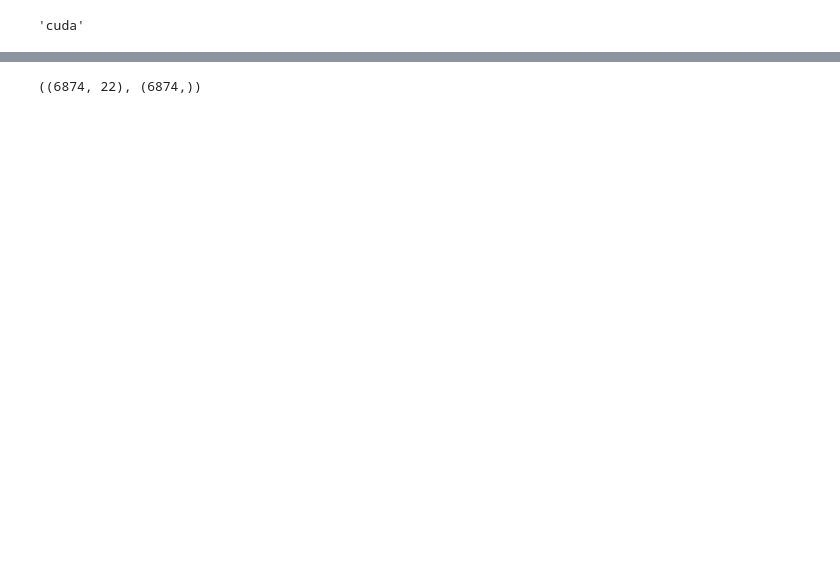
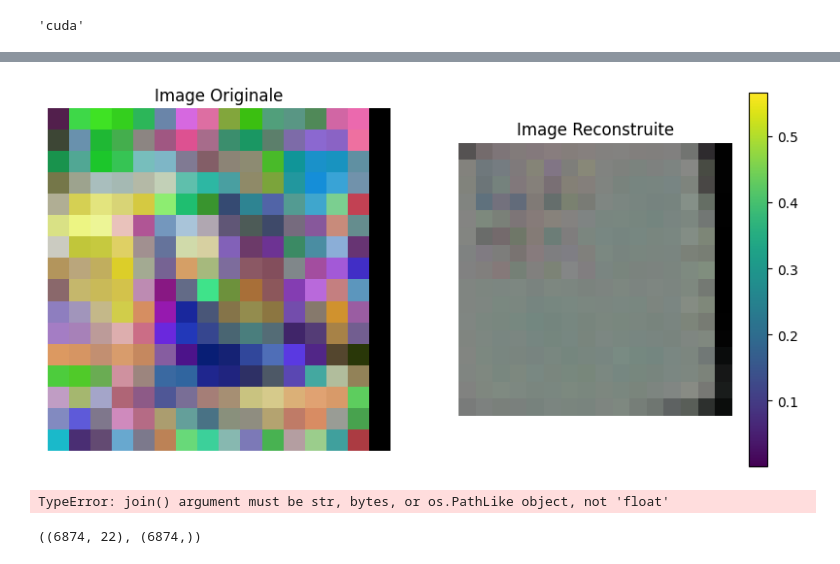
Before and after one commit to mbathe/AAIS-AI, a Jupyter notebook: notebooks/auto_encoder.ipynb, the cells around one changed output, grey strips where cells are left out. Cells and saved outputs as stored; diff of their text form; code cells hidden in the pictures; blank space fills up the shorter version.

Commit message:
integration des différents modèle

```diff
--- a/notebooks/auto_encoder.ipynb
+++ b/notebooks/auto_encoder.ipynb
@@ -107,7 +86,7 @@ class TiffDataset(Dataset):
         return rgb
 # %%
 transform = transforms.Compose([
-    transforms.Resize((32, 32)),
+    transforms.Resize((16, 16)),
     transforms.RandomRotation(degrees=30),
     transforms.RandomAffine(translate=(0.1, 0.1), degrees=20),
     transforms.ToTensor()
@@ -257,3 +530,34 @@ tensor([[15.9482, -9.7721,  5.6004,  2.6929]], device='cuda:0')
+# %%
+for batch_idx, data in enumerate(test_dataloader):
+    with torch.no_grad():
+        # Déplacer les données vers le bon appareil et sélectionner la première image du lot
+        data = data.to(device)[0]
+        # Créer une figure avec 2 sous-figures
+        fig, axs = plt.subplots(1, 2, figsize=(10, 5))
+
+        # Afficher la première image
+        axs[0].imshow(data.cpu().numpy().transpose(1, 2, 0))
+        axs[0].set_title('Image Originale')
+        axs[0].axis('off')  # Masquer les axes
+
+        # Passer par le modèle autoencodeur
+
+        output = autoencoder(data.unsqueeze(0))
+        # Assurez-vous que la forme est correcte
+        output = output.view(3, 16, 16)
+
+        # Afficher la sortie de l'autoencodeur
+        axs[1].imshow(output.cpu().numpy().transpose(1, 2, 0))
+        axs[1].set_title('Image Reconstruite')
+        axs[1].axis('off')  # Masquer les axes
+
+        plt.colorbar(axs[1].imshow(output.cpu().numpy().transpose(
+            1, 2, 0)), ax=axs[1])  # Ajouter une barre de couleur
+        plt.show()
+
+        break
+# %% [output]
+[figure, added]
 # %%
 feature_columns = [
     'CropCoveredArea', 'CHeight', 'IrriCount', 'WaterCov', 'ExpYield',
@@ -267,20 +571,15 @@ X = []
 y = []
 for index, row in data_clean.iterrows():
     img_path = os.path.join("../data", row["tif_path"])
-    x = list(row[feature_columns])
+    x =[]# list(row[feature_columns])
     y.append(row['category'])
     with rasterio.open(img_path) as src:
         red = src.read(3)
         green = src.read(2)
         blue = src.read(1)
-        red_scaled = scale_band(red)
-        green_scaled = scale_band(green)
-        blue_scaled = scale_band(blue)
-        rgb = np.dstack((red_scaled, green_scaled,
-                        blue_scaled)).astype(np.uint8)
-        p2, p98 = np.percentile(rgb, (2, 98))
-        rgb = exposure.rescale_intensity(rgb, in_range=(p2, p98))
-        rgb = exposure.adjust_gamma(rgb, gamma=0.6)
+
+        rgb = np.dstack((red, green,
+                        blue)).astype(np.uint8)
         rgb = Image.fromarray(rgb)
         rgb = transform(rgb).unsqueeze(0).to(device)
         output = autoencoder.encoder(rgb)
@@ -288,6 +587,8 @@ for index, row in data_clean.iterrows():
         output = [float(x) for x in output]
         x.extend(output)
         X.append(x)
+# %% [output]
+TypeError: join() argument must be str, bytes, or os.PathLike object, not 'float'
 # %%
 X = np.array(X)
 y = np.array(y)
```
Also changed, not shown: parts of 19 cells of this notebook, 14 other files.
